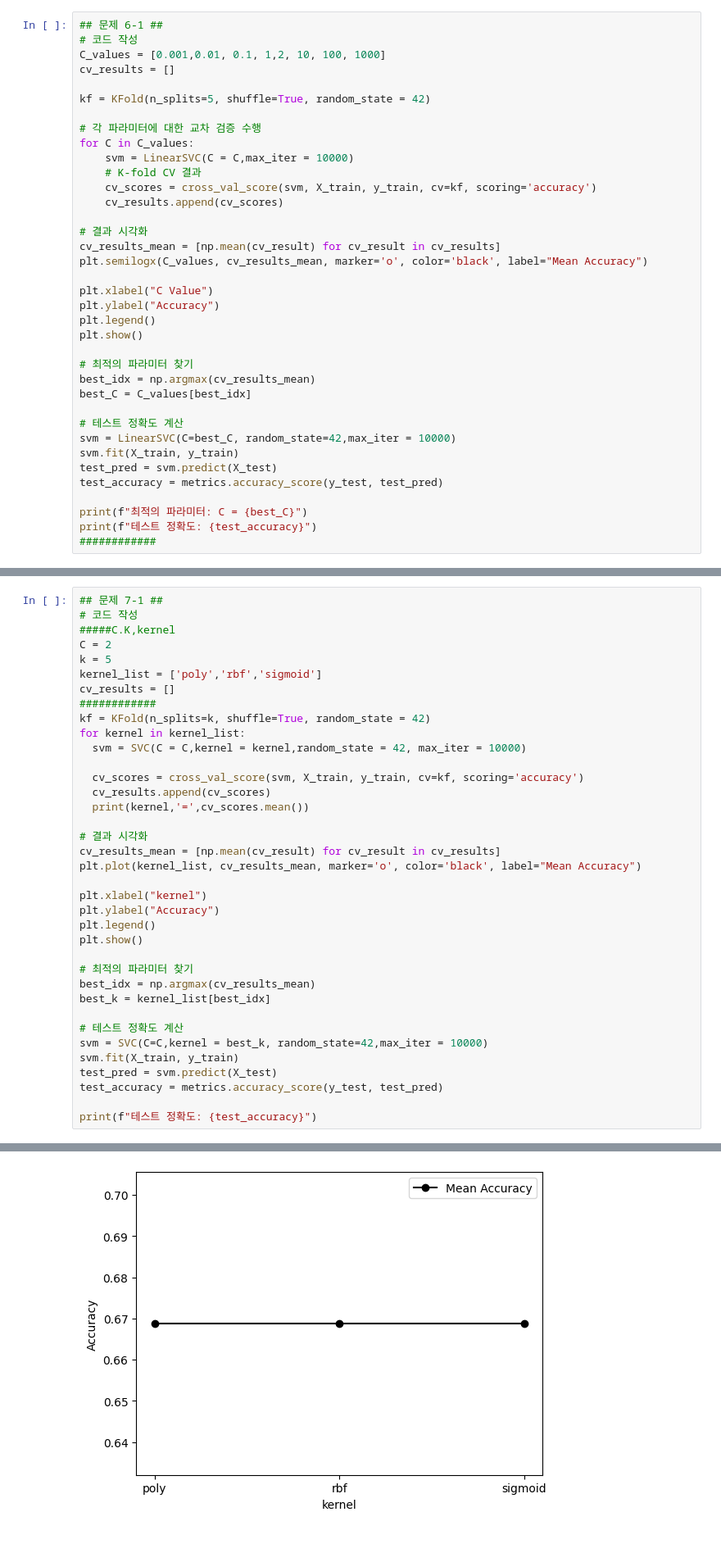
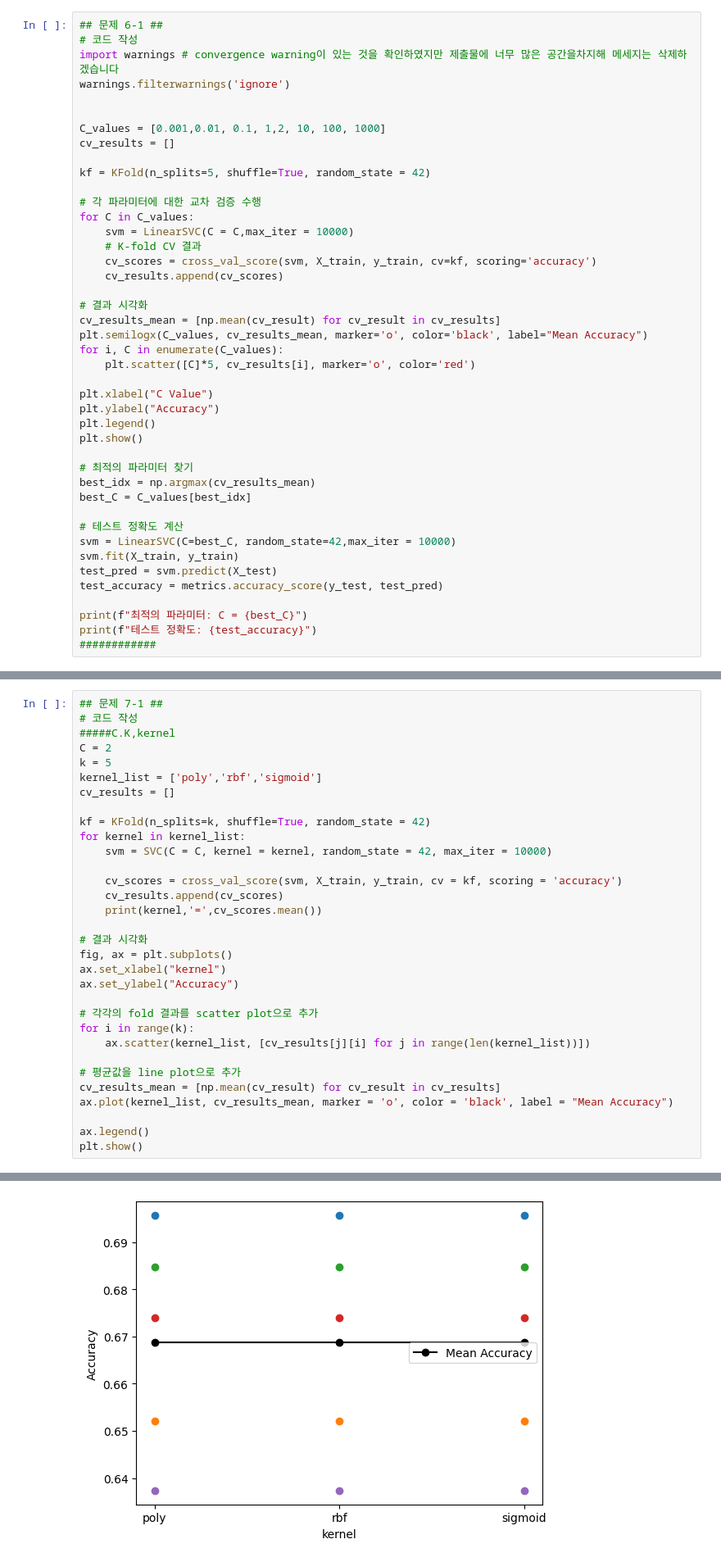
Before and after one commit to wkdtjrrb/2023S-Ajou-ML, a Jupyter notebook: HW2_202127288_장석규.ipynb, the cells around one changed output, grey strips where cells are left out. Shown: that part at 82% size. Drawn from its saved outputs; the diff is of its cells as text.

```diff
--- a/HW2_202127288_장석규.ipynb
+++ b/HW2_202127288_장석규.ipynb
@@ -469,6 +486,10 @@ y_train = np.concatenate((y_train,y_val),axis = 0)
 # %%
 ## 문제 6-1 ##
 # 코드 작성
+import warnings # convergence warning이 있는 것을 확인하였지만 제출물에 너무 많은 공간을차지해 메세지는 삭제하겠습니다
+warnings.filterwarnings('ignore')
+
+
 C_values = [0.001,0.01, 0.1, 1,2, 10, 100, 1000]
 cv_results = []
 
@@ -484,6 +505,8 @@ for C in C_values:
 # 결과 시각화
 cv_results_mean = [np.mean(cv_result) for cv_result in cv_results]
 plt.semilogx(C_values, cv_results_mean, marker='o', color='black', label="Mean Accuracy")
+for i, C in enumerate(C_values):
+    plt.scatter([C]*5, cv_results[i], marker='o', color='red')
 
 plt.xlabel("C Value")
 plt.ylabel("Accuracy")
@@ -570,42 +592,37 @@ print(f"테스트 정확도: {test_accuracy}")
 # %%
 ## 문제 7-1 ##
 # 코드 작성
 #####C.K,kernel
 C = 2
 k = 5
 kernel_list = ['poly','rbf','sigmoid']
 cv_results = []
-############
+
 kf = KFold(n_splits=k, shuffle=True, random_state = 42)
 for kernel in kernel_list:
-  svm = SVC(C = C,kernel = kernel,random_state = 42, max_iter = 10000)
+    svm = SVC(C = C, kernel = kernel, random_state = 42, max_iter = 10000)
 
-  cv_scores = cross_val_score(svm, X_train, y_train, cv=kf, scoring='accuracy')
-  cv_results.append(cv_scores)
-  print(kernel,'=',cv_scores.mean())
+    cv_scores = cross_val_score(svm, X_train, y_train, cv = kf, scoring = 'accuracy')
+    cv_results.append(cv_scores)
+    print(kernel,'=',cv_scores.mean())
 
 # 결과 시각화
+fig, ax = plt.subplots()
+ax.set_xlabel("kernel")
+ax.set_ylabel("Accuracy")
+
+# 각각의 fold 결과를 scatter plot으로 추가
+for i in range(k):
+    ax.scatter(kernel_list, [cv_results[j][i] for j in range(len(kernel_list))])
+
+# 평균값을 line plot으로 추가
 cv_results_mean = [np.mean(cv_result) for cv_result in cv_results]
-plt.plot(kernel_list, cv_results_mean, marker='o', color='black', label="Mean Accuracy")
+ax.plot(kernel_list, cv_results_mean, marker = 'o', color = 'black', label = "Mean Accuracy")
 
-plt.xlabel("kernel")
-plt.ylabel("Accuracy")
-plt.legend()
+ax.legend()
 plt.show()
-
-# 최적의 파라미터 찾기
-best_idx = np.argmax(cv_results_mean)
-best_k = kernel_list[best_idx]
-
-# 테스트 정확도 계산
-svm = SVC(C=C,kernel = best_k, random_state=42,max_iter = 10000)
-svm.fit(X_train, y_train)
-test_pred = svm.predict(X_test)
-test_accuracy = metrics.accuracy_score(y_test, test_pred)
-
-print(f"테스트 정확도: {test_accuracy}")
 # %% [output]
 poly = 0.6687768752986144
 rbf = 0.6687768752986144
 sigmoid = 0.6687768752986144
-[figure, old version]
+[figure, new version]
```
Also changed, not shown: parts of 6 cells of this notebook.
